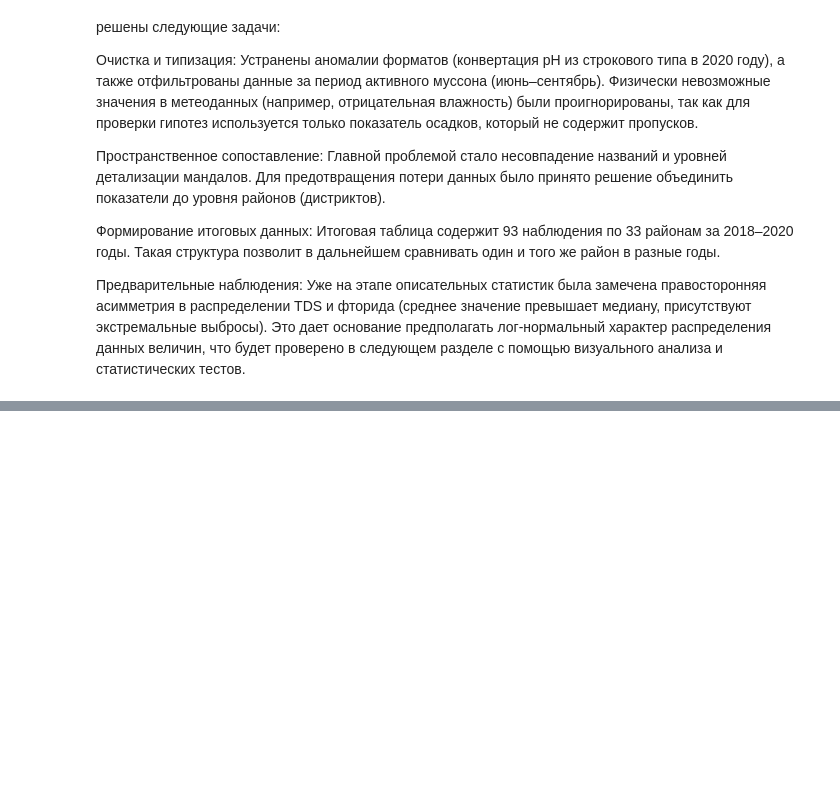
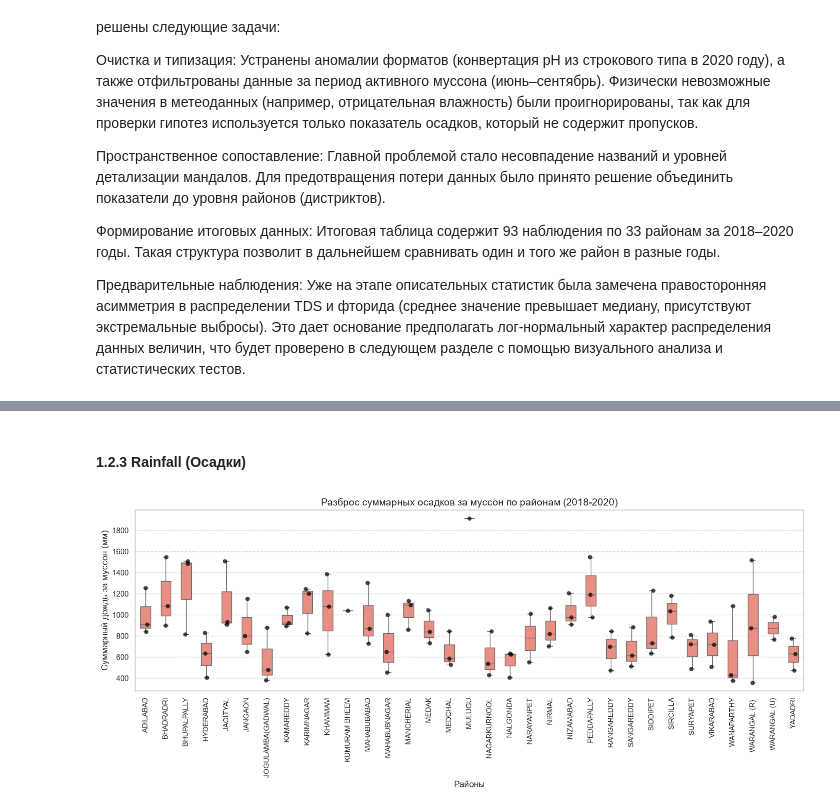
Before and after one commit to dasha1154/lab.stat, a Jupyter notebook: labwork.ipynb, the cells around one changed output, grey strips where cells are left out. Saved outputs shown, nothing was run; the diff lists cells and outputs as text; code cells hidden in the pictures; blank space fills up the shorter version.

```diff
--- a/labwork.ipynb
+++ b/labwork.ipynb
@@ -486,0 +579,37 @@ final_data.head(10)
+# %% [markdown]
+#### 1.2.3 Rainfall (Осадки)
+# %%
+import matplotlib.pyplot as plt
+import seaborn as sns
+
+plt.figure(figsize=(14, 6))
+
+sns.boxplot(
+    data=final_data,
+    x='district',
+    y='total_rainfall_mm',
+    color='salmon',
+    width=0.5,
+    showfliers=False
+)
+
+sns.stripplot(
+    data=final_data,
+    x='district',
+    y='total_rainfall_mm',
+    color='black',
+    size=6,
+    alpha=0.7
+)
+
+plt.title('Разброс суммарных осадков за муссон по районам (2018-2020)', fontsize=14)
+plt.xlabel('Районы', fontsize=12)
+plt.ylabel('Суммарный дождь за муссон (мм)', fontsize=12)
+
+plt.xticks(rotation=90, fontsize=10)
+plt.grid(axis='y', linestyle='--', alpha=0.7)
+
+plt.tight_layout()
+plt.show()
+# %% [output]
+[figure, added]
```
Also changed, not shown: parts of 13 cells of this notebook.
